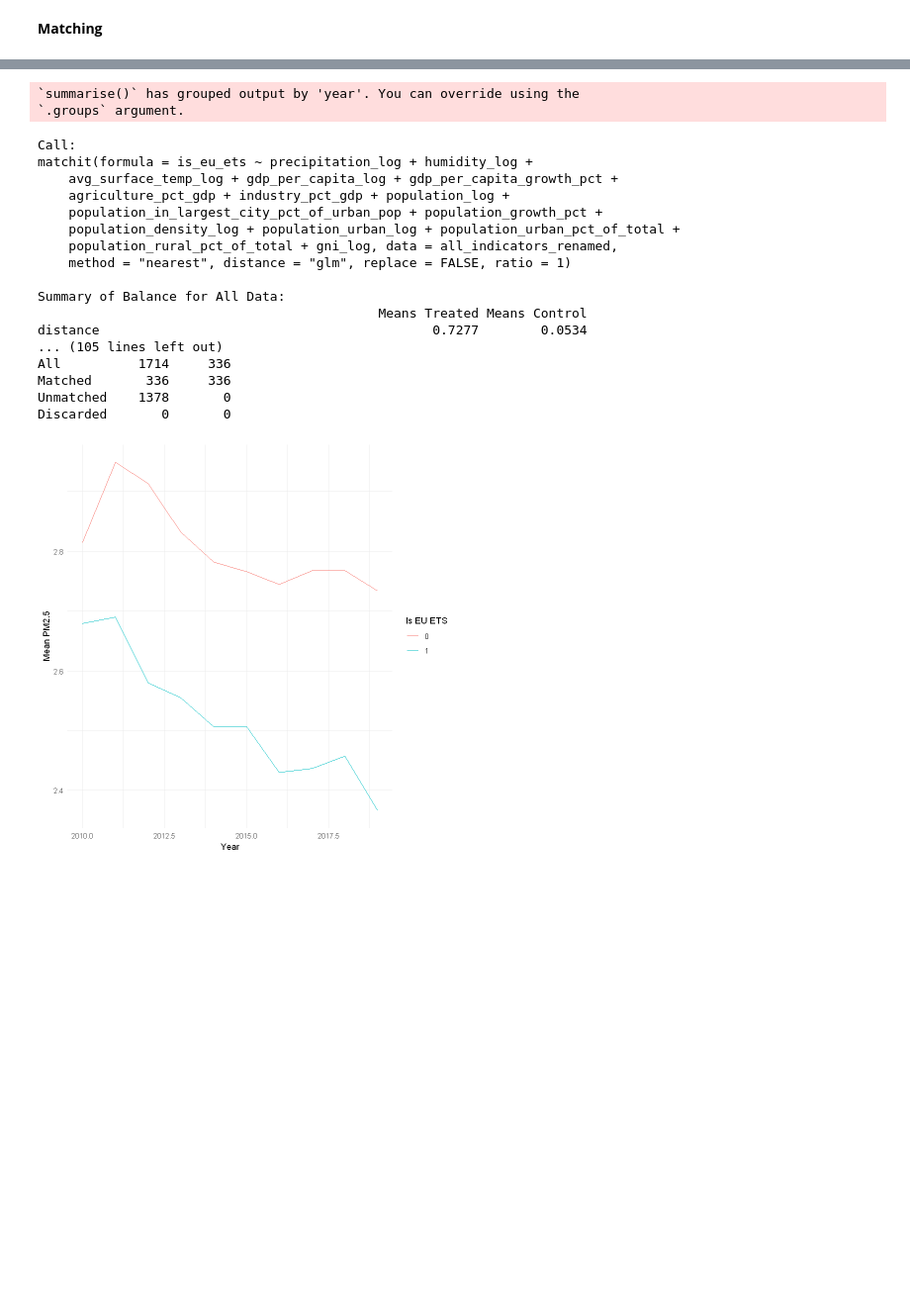
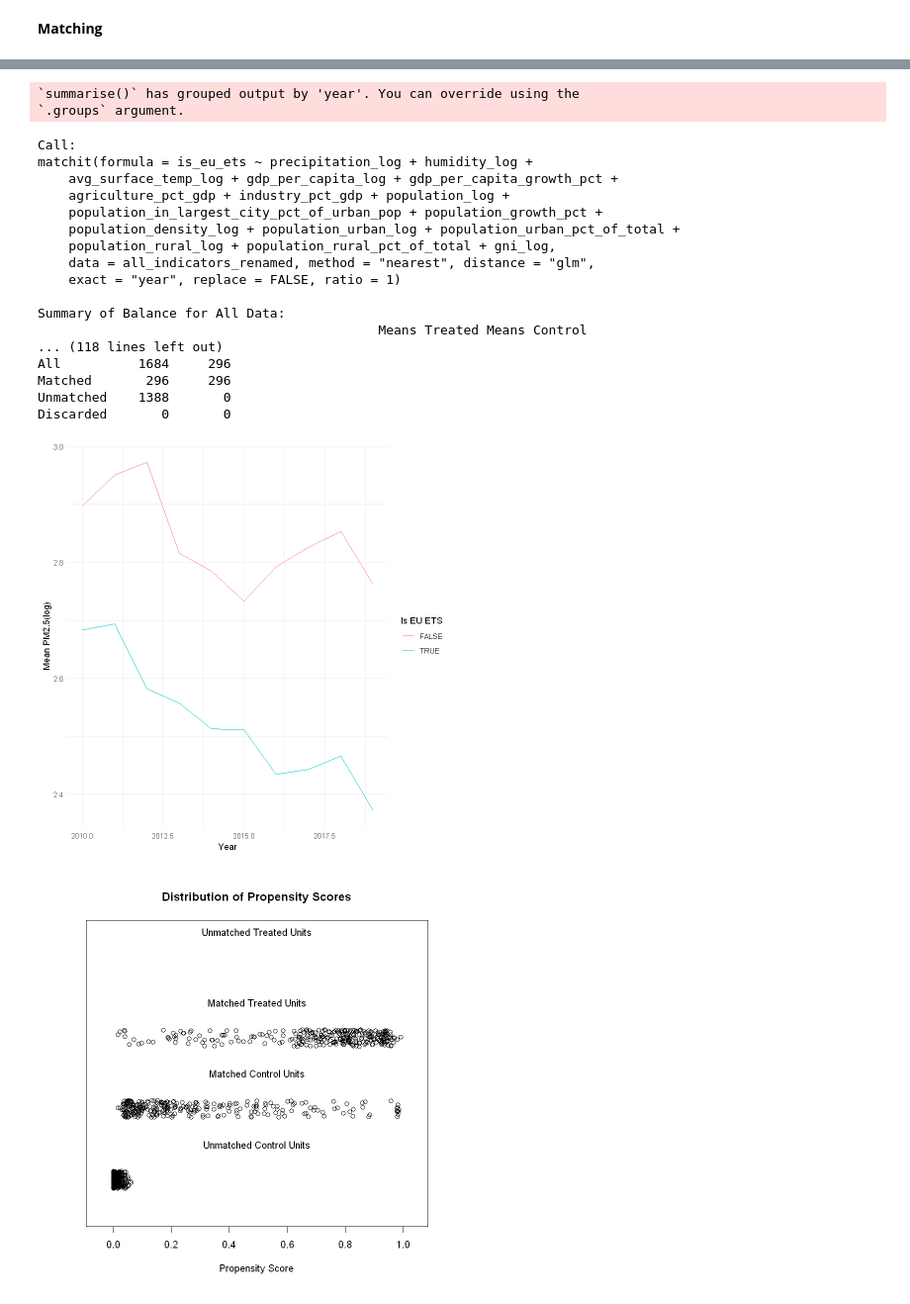
Before and after one commit to huseyinpolat-ds/UW_WNE_DSBA_Master_Thesis_437969, a Jupyter notebook: Thesis_EDA.ipynb, the cells around one changed output, grey strips where cells are left out. Shown at 99% size. Cells and saved outputs as stored; diff of their text form; code cells hidden in the pictures; blank space fills up the shorter version.

```diff
--- a/Thesis_EDA.ipynb
+++ b/Thesis_EDA.ipynb
@@ -208,8 +257,8 @@ A tibble: 6 × 6
 # Read PM2.5 data from WHO
 pm25_raw = read.csv("Data\\WHO PM2.5\\SDG Indicator 11.6.2. Concentrations of PM2.5.csv")
 # Define the mapping of old names to new names for the whole dataset
-pm25_columns_old <- c("SpatialDimValueCode", "Location", "Period", "Dim1", "FactValueNumeric", "FactValueNumericLow", "FactValueNumericHigh")
-pm25_columns_new <- c("country_code", "country", "year", "residence_area", "PM25", "PM25_low", "PM25_high")
+pm25_columns_old <- c("SpatialDimValueCode", "Location", "Period", "Dim1", "FactValueNumeric")
+pm25_columns_new <- c("country_code", "country", "year", "residence_area", "PM25")
 # Drop unnecessary columns
 pm25_raw <- pm25_raw %>% select(pm25_columns_old)
 # Rename respective columns
@@ -217,7 +266,7 @@ pm25_raw <- pm25_raw %>% rename(!!!setNames(pm25_columns_old,pm25_columns_new))
 # Convert to long format, also pulling residence area breakdown to columns
 pm25_long <- pm25_raw %>%
   pivot_wider(names_from = residence_area,
-              values_from = c(PM25, PM25_low, PM25_high),
+              values_from = c(PM25),
               names_glue = "{.value}_{residence_area}")
 # Sort dataset
 pm25_final <- pm25_long %>% arrange (country,year)
@@ -249,16 +298,15 @@ map_countries <- function(df, column_to_map) {
     "Central African Republic CAR" = "Central African Republic",
     "Chili" = "Chile",
     "Congo Democratic Republic" = "Congo, Dem. Rep.",
-    "Congo, Rep." = "Congo, Dem. Rep.",
+    "Democratic Republic of the Congo" = "Congo, Dem. Rep.",
     "Czech Republic" = "Czechia",
-    "Democratic Republic of the Congo" = "Congo, Dem. Rep.",
     "Egypt, Arab Rep." = "Egypt",
     "Gambia, The" = "Gambia",
     "Guinea Bissau" = "Guinea-Bissau",
     "Iran (Islamic Republic of)" = "Iran",
     "Iran, Islamic Rep." = "Iran",
-    "Democratic People's Republic of Korea" = "Korea",
-    "Korea, Dem. People's Rep." = "Korea",
+    "Democratic People's Republic of Korea" = "North Korea",
+    "Korea, Dem. People's Rep." = "North Korea",
     "Korea, Rep." = "Korea",
     "Republic of Korea" = "Korea",
     "Kyrgyz Republic" = "Kyrgyzstan",
@@ -301,6 +349,11 @@ all_indicators <- merge(pm25_final_mapped, subset(eu_ets_final_mapped, select =
     merge(subset(weather_final_mapped, select = -country_code), by = c("year", "country"), all.x = TRUE) %>%
     merge(subset(wb_indicators_final_mapped, select = -country_code), by = c("year", "country"), all.x = TRUE)
 
+# Apply log transformation for skewed columns
+all_indicators <- all_indicators %>% mutate(gdp_per_capita_log = log(gdp_per_capita)) %>% select(-gdp_per_capita)
+all_indicators <- all_indicators %>% mutate(pop_total_log = log(pop_total)) %>% select(-pop_total)
+all_indicators <- all_indicators %>% mutate(pop_density_log = log(pop_density)) %>% select(-pop_density)
+
 # Check final dataset
 print(dim(all_indicators))
 head(all_indicators)
@@ -408,51 +605,60 @@ match_obj <- matchit(is_eu_ets ~
                       precipitation_log
                       + humidity_log
                       + avg_surface_temp_log
                       + gdp_per_capita_log
-                      + gdp_per_capita_growth_pct + agriculture_pct_gdp
-                      + industry_pct_gdp + population_log + population_in_largest_city_pct_of_urban_pop + population_growth_pct
-                      + population_density_log + population_urban_log + population_urban_pct_of_total
-                      # + population_rural_log
+                      + gdp_per_capita_growth_pct
+                      + agriculture_pct_gdp
+                      + industry_pct_gdp
+                      + population_log
+                      + population_in_largest_city_pct_of_urban_pop
+                      + population_growth_pct
+                      + population_density_log
+                      + population_urban_log
+                      + population_urban_pct_of_total
+                      + population_rural_log
                       + population_rural_pct_of_total
-                       + gni_log
-  ,data = all_indicators_renamed, method = "nearest", distance ="glm",
-  ratio = 1,
-  replace = FALSE)
+                      + gni_log
+  ,data = all_indicators_renamed, method = "nearest"
+  , distance ="glm"
+  ,ratio = 1
+  ,replace = FALSE
+  ,exact = "year")
 
 matched_subset <-match.data(match_obj)
 
 summary_df <- matched_subset %>%
   group_by(year, is_eu_ets) %>%
   summarise(mean_pm25 = mean(log(PM25_Total)))
 
 # Plotting
-ggplot(summary_df, aes(x = year, y = mean_pm25, color = factor(is_eu_ets))) +
+ggplot(summary_df, aes(x = year, y = mean_pm25, color = as.factor(is_eu_ets))) +
   geom_line() +
-  labs(x = "Year", y = "Mean PM2.5", color = "Is EU ETS") +
+  labs(x = "Year", y = "Mean PM2.5(log)", color = "Is EU ETS") +
   theme_minimal()
 
 summary(match_obj)
-# #plotting the balance between smokers and non-smokers
-# plot(match_obj, type = "jitter", interactive = FALSE)
-# plot(summary(match_obj), abs = FALSE)
+#plotting the balance between smokers and non-smokers
+plot(match_obj, type = "jitter", interactive = FALSE)
+plot(summary(match_obj), abs = FALSE)
 # %% [output]
 `summarise()` has grouped output by 'year'. You can override using the
 `.groups` argument.
 Call:
 matchit(formula = is_eu_ets ~ precipitation_log + humidity_log +
     avg_surface_temp_log + gdp_per_capita_log + gdp_per_capita_growth_pct +
     agriculture_pct_gdp + industry_pct_gdp + population_log +
     population_in_largest_city_pct_of_urban_pop + population_growth_pct +
     population_density_log + population_urban_log + population_urban_pct_of_total +
-    population_rural_pct_of_total + gni_log, data = all_indicators_renamed,
-    method = "nearest", distance = "glm", replace = FALSE, ratio = 1)
+    population_rural_log + population_rural_pct_of_total + gni_log,
+    data = all_indicators_renamed, method = "nearest", distance = "glm",
+    exact = "year", replace = FALSE, ratio = 1)
 
 Summary of Balance for All Data:
                                             Means Treated Means Control
-distance                                           0.7277        0.0534
-... (105 lines left out)
-All          1714     336
-Matched       336     336
-Unmatched    1378       0
+... (118 lines left out)
+All          1684     296
+Matched       296     296
+Unmatched    1388       0
 Discarded       0       0
-[figure, old version]
+[figure, new version]
+[figure, added]
```
Also changed, not shown: parts of 31 cells of this notebook.
